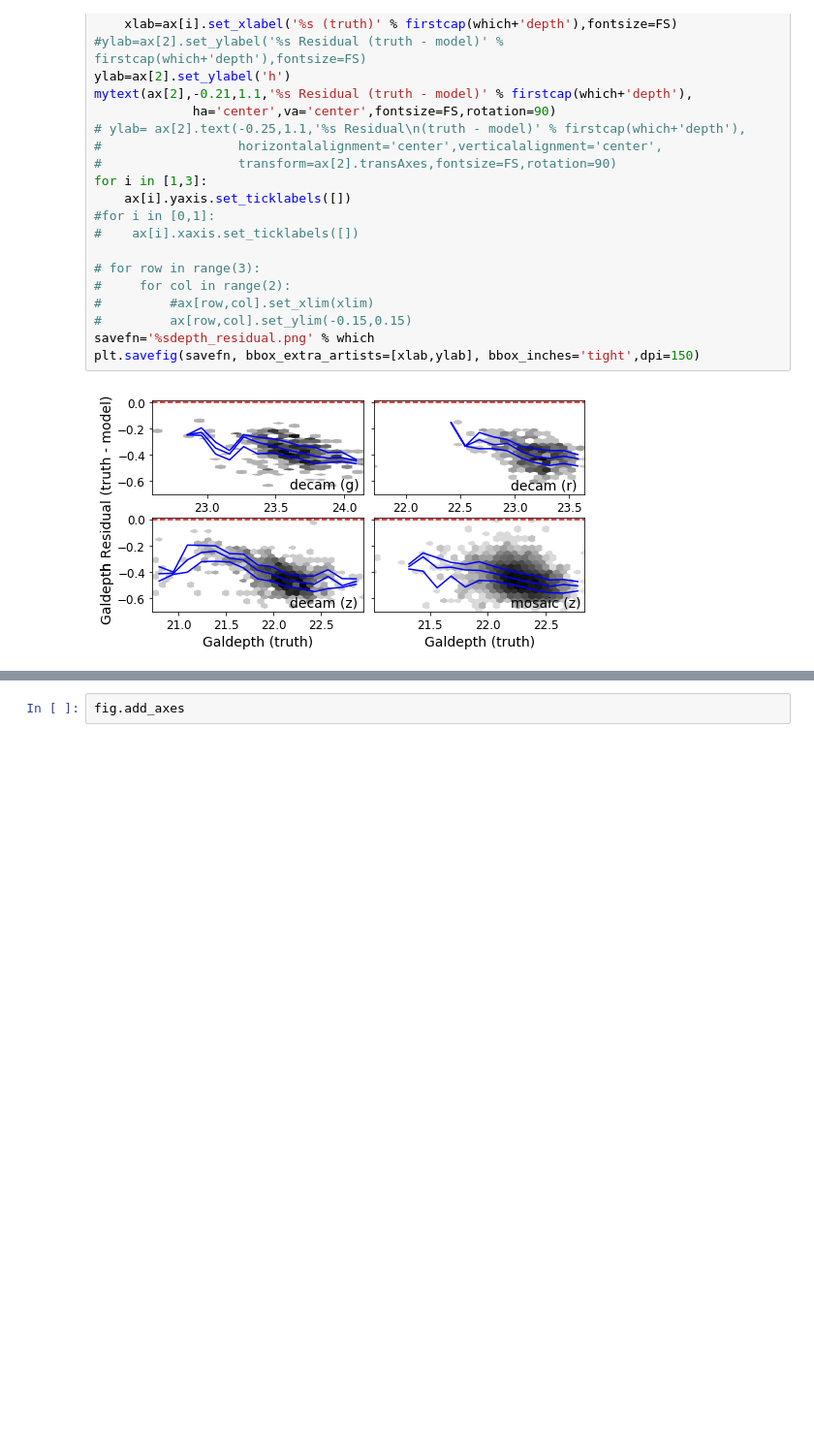
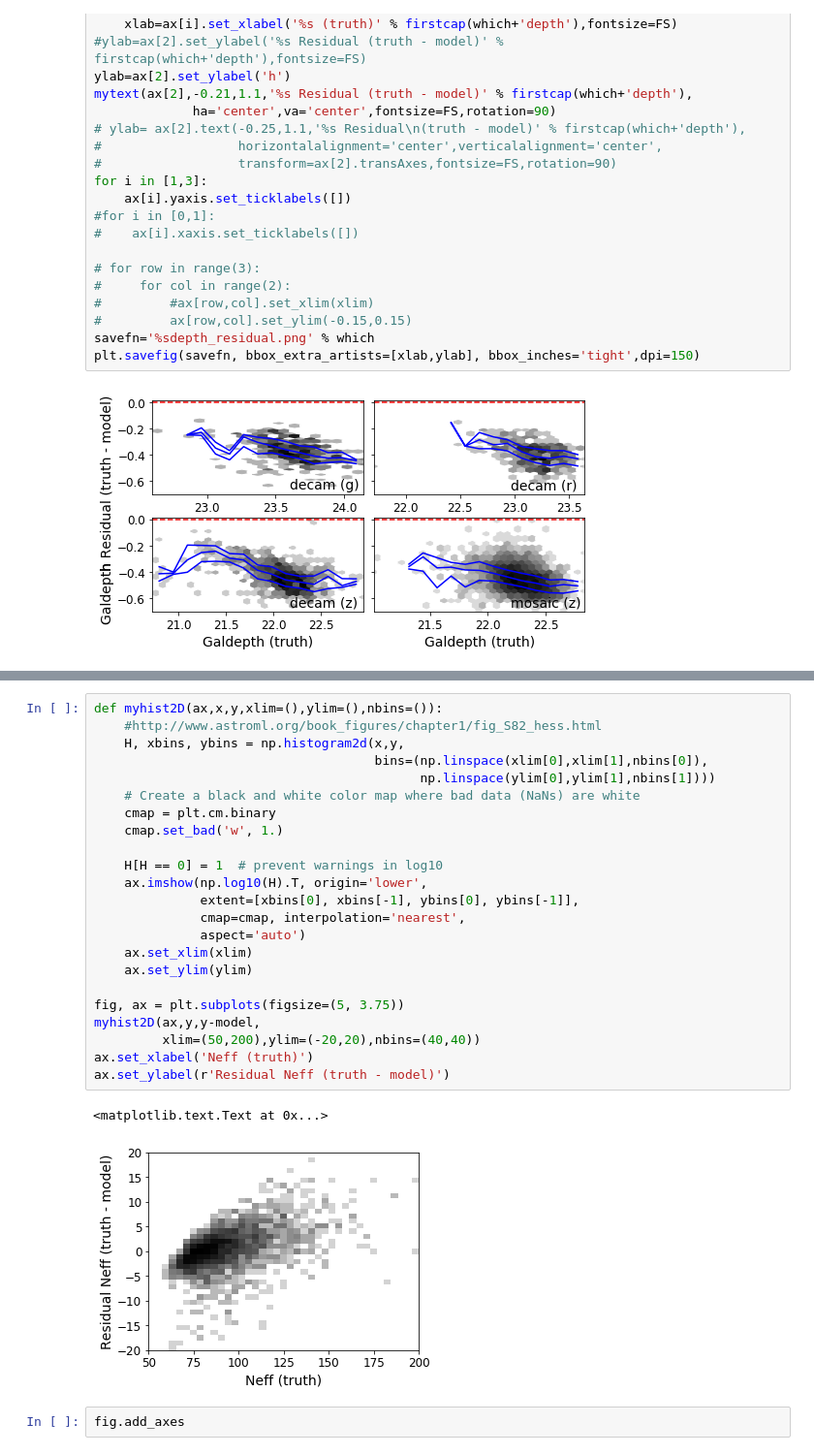
Before and after one commit to legacysurvey/legacyzpts, a Jupyter notebook: doc/nb/Strategy_Paper.ipynb, the cells around one changed output, grey strips where cells are left out. Shown at 97% size. Drawn from its saved outputs; the diff is of its cells as text; blank space fills up the shorter version.

```diff
--- a/doc/nb/Strategy_Paper.ipynb
+++ b/doc/nb/Strategy_Paper.ipynb
@@ -883,3 +896,29 @@ plt.hexbin?
+# %%
+def myhist2D(ax,x,y,xlim=(),ylim=(),nbins=()):
+    #http://www.astroml.org/book_figures/chapter1/fig_S82_hess.html
+    H, xbins, ybins = np.histogram2d(x,y,
+                                     bins=(np.linspace(xlim[0],xlim[1],nbins[0]),
+                                           np.linspace(ylim[0],ylim[1],nbins[1])))
+    # Create a black and white color map where bad data (NaNs) are white
+    cmap = plt.cm.binary
+    cmap.set_bad('w', 1.)
+
+    H[H == 0] = 1  # prevent warnings in log10
+    ax.imshow(np.log10(H).T, origin='lower',
+              extent=[xbins[0], xbins[-1], ybins[0], ybins[-1]],
+              cmap=cmap, interpolation='nearest',
+              aspect='auto')
+    ax.set_xlim(xlim)
+    ax.set_ylim(ylim)
+
+fig, ax = plt.subplots(figsize=(5, 3.75))
+myhist2D(ax,y,y-model,
+         xlim=(50,200),ylim=(-20,20),nbins=(40,40))
+ax.set_xlabel('Neff (truth)')
+ax.set_ylabel(r'Residual Neff (truth - model)')
+# %% [output]
+<matplotlib.text.Text at 0x...>
+[figure, added]
 # %%
 fig.add_axes
 # %%
```
Also changed, not shown: parts of 3 cells of this notebook, 1 other file.
